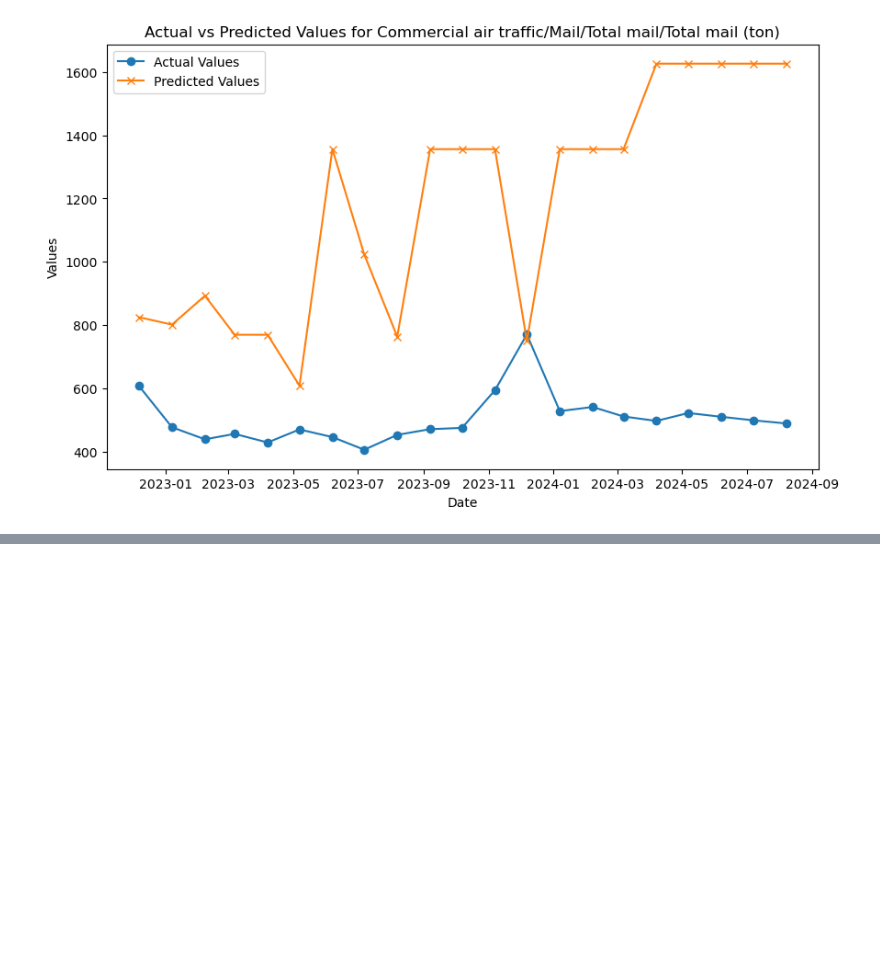
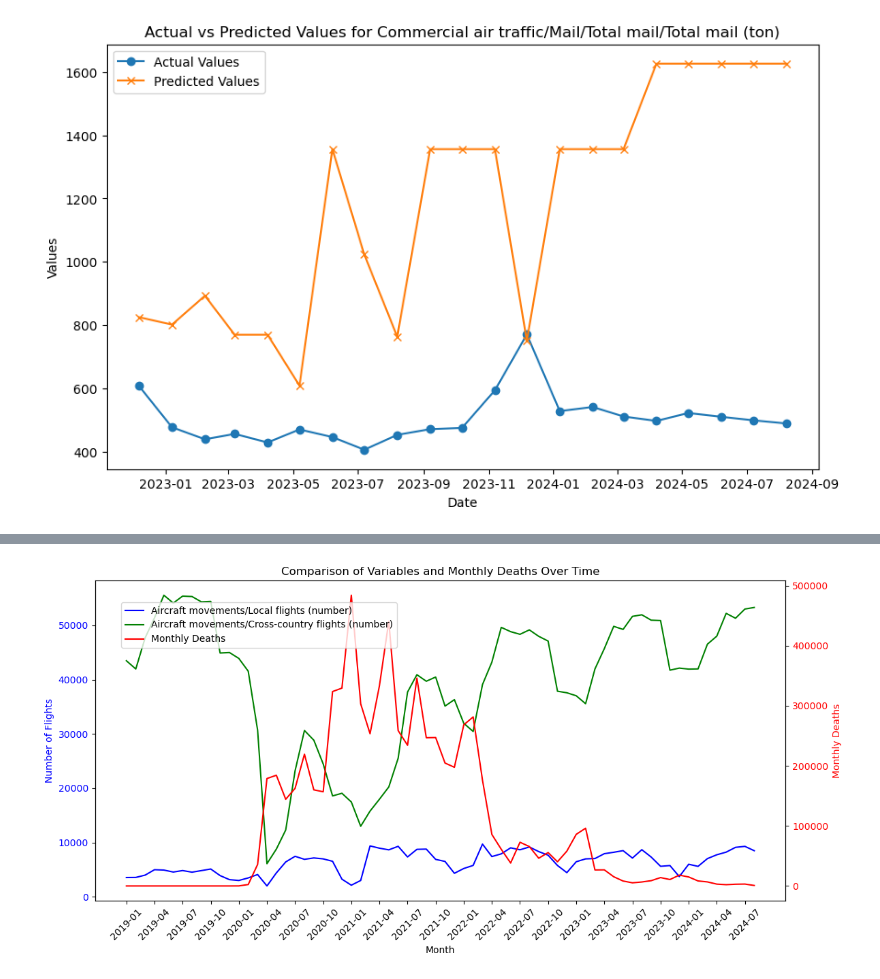
Before and after one commit to mengzi667/TIL6022-group-project, a Jupyter notebook: project/code and data/data_covid_world.ipynb, the cells around one changed output, grey strips where cells are left out. Drawn from its saved outputs; the diff is of its cells as text; code cells hidden in the pictures; blank space fills up the shorter version.

```diff
--- a/project/code and data/data_covid_world.ipynb
+++ b/project/code and data/data_covid_world.ipynb
@@ -812,0 +912,13 @@ R^2 for Commercial air traffic/Mail/Total mail/Total mail (ton): -99.05283512187
+# %%
+# Convert 'month' column to string format for merging
+monthly_deaths['month'] = monthly_deaths['month'].astype(str)
+monthly_vaccinations['month'] = monthly_vaccinations['month'].astype(str)
+
+# Merge monthly_deaths and monthly_vaccinations with merged_df on 'month'
+merged_df = pd.merge(merged_df, monthly_deaths, on='month', how='left', suffixes=('', '_deaths'))
+merged_df = pd.merge(merged_df, monthly_vaccinations, on='month', how='left', suffixes=('', '_vaccinations'))
+
+# Rename the columns for clarity
+merged_df.rename(columns={'World': 'monthly_deaths', 'people_fully_vaccinated': 'monthly_vaccinations'}, inplace=True)
+# Fill all NaN values in merged_df with 0
+merged_df.fillna(0, inplace=True)
@@ -812,0 +956,71 @@ R^2 for Commercial air traffic/Mail/Total mail/Total mail (ton): -99.05283512187
+# %%
+import matplotlib.pyplot as plt
+
+# Define the variables to plot
+variables_to_plot = [
+    'Aircraft movements/Local flights (number)',
+    'Aircraft movements/Cross-country flights (number)',
+    'Commercial air traffic/Passengers/Total passengers/Total passengers (number)',
+    'Commercial air traffic/Cargo/Total cargo/Total cargo (ton)',
+    'Commercial air traffic/Mail/Total mail/Total mail (ton)'
+]
+
+# Create figure and axis
+fig, ax1 = plt.subplots(figsize=(12, 6))
+
+# Plot the first two variables
+ax1.plot(merged_df['month'], merged_df[variables_to_plot[0]], label=variables_to_plot[0], color='blue')
+ax1.plot(merged_df['month'], merged_df[variables_to_plot[1]], label=variables_to_plot[1], color='green')
+ax1.set_xlabel('Month')
+ax1.set_ylabel('Number of Flights', color='blue')
+ax1.tick_params(axis='y', labelcolor='blue')
+ax1.set_xticks(ax1.get_xticks()[::3])  # Show every third label
+plt.xticks(rotation=45)
+
+# Create a second y-axis for monthly deaths
+ax2 = ax1.twinx()
+ax2.plot(merged_df['month'], merged_df['monthly_deaths'], label='Monthly Deaths', color='red')
+ax2.set_ylabel('Monthly Deaths', color='red')
+ax2.tick_params(axis='y', labelcolor='red')
+
+# Set the title
+plt.title('Comparison of Variables and Monthly Deaths Over Time')
+
+# Show the legend
+fig.tight_layout()
+fig.legend(loc='upper left', bbox_to_anchor=(0.1, 0.9))
+plt.rcParams.update({'xtick.labelsize': 10})  # Update the font size for x-axis labels
+
+# Show the plot
+plt.show()
+
+# Plot each remaining variable with monthly deaths
+for variable in variables_to_plot[2:]:
+    fig, ax1 = plt.subplots(figsize=(12, 6))
+
+    # Plot the variable
+    ax1.plot(merged_df['month'], merged_df[variable], label=variable, color='blue')
+    ax1.set_xlabel('Month')
+    ax1.set_ylabel(variable, color='blue')
+    ax1.tick_params(axis='y', labelcolor='blue')
+    ax1.set_xticks(ax1.get_xticks()[::3])  # Show every third label
+    plt.xticks(rotation=45)
+
+    # Create a second y-axis for monthly deaths
+    ax2 = ax1.twinx()
+    ax2.plot(merged_df['month'], merged_df['monthly_deaths'], label='Monthly Deaths', color='red')
+    ax2.set_ylabel('Monthly Deaths', color='red')
+    ax2.tick_params(axis='y', labelcolor='red')
+
+    # Set the title
+    plt.title(f'Comparison of {variable} and Monthly Deaths Over Time')
+
+    # Show the legend
+    fig.tight_layout()
+    fig.legend(loc='upper left', bbox_to_anchor=(0.1, 0.9))
+    plt.rcParams.update({'xtick.labelsize': 10})  # Update the font size for x-axis labels
+
+    # Show the plot
+    plt.show()
+# %% [output]
+[figure, added]
```
Also changed, not shown: parts of 9 cells of this notebook, 2 other files.
